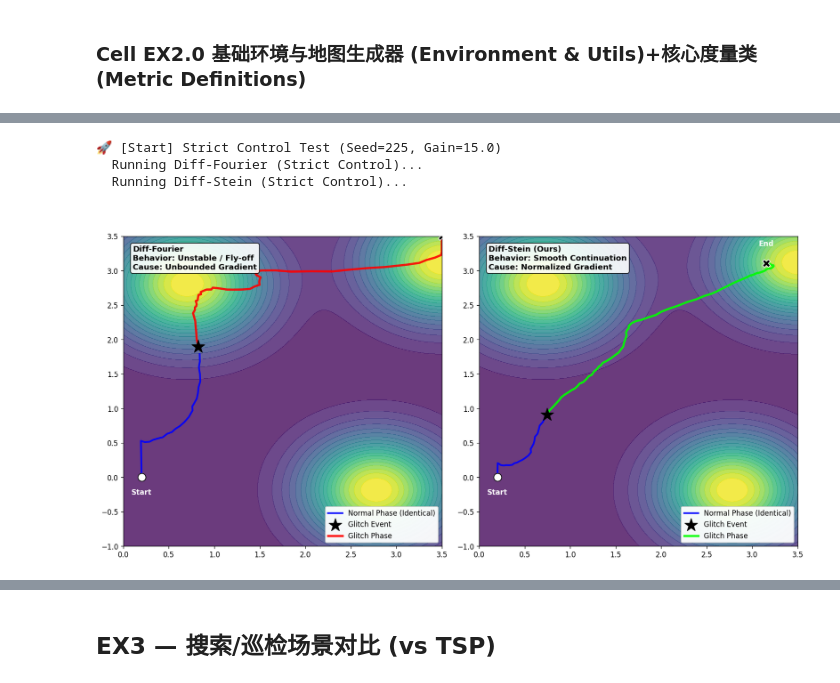
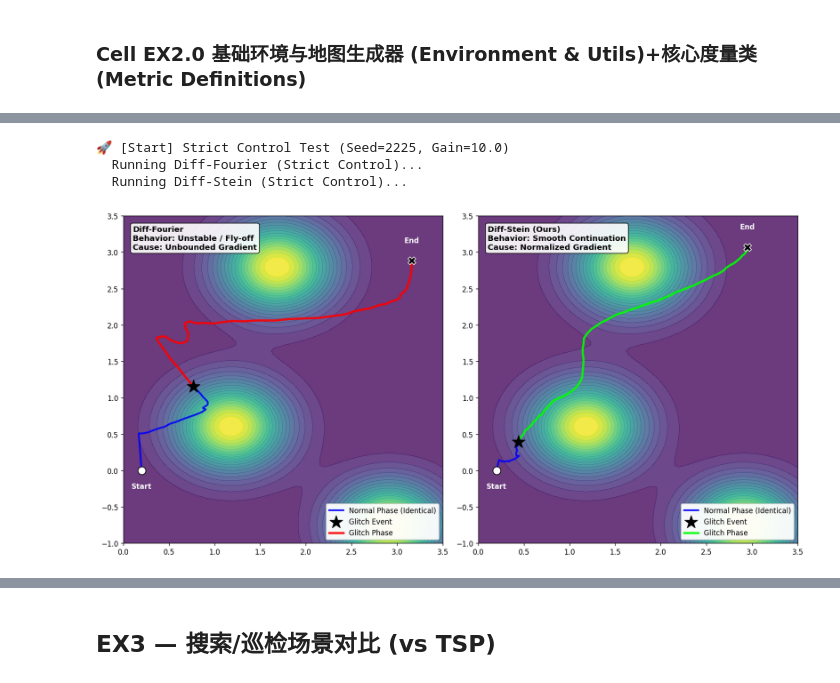
Before and after one commit to Islehecha/Diffusion-Ergodic-wandb, a Jupyter notebook: diffusion_ergodic/diffusion_ergodic energy Transformer.iPynb, the cells around one changed output, grey strips where cells are left out. Drawn from its saved outputs; the diff is of its cells as text; code cells hidden in the pictures.

```diff
--- a/diffusion_ergodic/diffusion_ergodic energy Transformer.iPynb
+++ b/diffusion_ergodic/diffusion_ergodic energy Transformer.iPynb
@@ -6853,15 +4920,15 @@ X_BOUNDS = (0.0, 3.5); Y_BOUNDS = (-1.0, 3.5)
 
 # 参数设置
 NORMAL_GAIN = 1.0
-GLITCH_GAIN = 15.0   # 10倍增益
+GLITCH_GAIN = 10.0   # 10倍增益
 SWITCH_STEP = 25
 
 # Scale 设置
 COMMON_SCALE = 2.0
 SCALE_STEIN_POST = 20.0
-SCALE_FOURIER_POST = 2.0
+SCALE_FOURIER_POST = 3.0
 
-FIXED_SEED = 225
+FIXED_SEED = 2225
 
 print(f"🚀 [Start] Strict Control Test (Seed={FIXED_SEED}, Gain={GLITCH_GAIN})")
 
@@ -6943,32 +5010,32 @@ def plot_strict(ax, traj, switch_idx, title, color_pre, color_post):
                 c=color_post, lw=3.0, alpha=0.9, label='Glitch Phase')
 
     # End 点处理：确保画在最后
     if len(viz_traj) > 0:
         ax.scatter(viz_traj[0,0], viz_traj[0,1], c='white', edgecolors='black', s=120, zorder=11)
         ax.text(viz_traj[0,0], viz_traj[0,1]-0.25, "Start", ha='center', fontweight='bold', color='white')
 
         ax.scatter(viz_traj[-1,0], viz_traj[-1,1], c='black', edgecolors='white', s=120, marker='X', zorder=11)
         ax.text(viz_traj[-1,0], viz_traj[-1,1]+0.25, "End", ha='center', fontweight='bold', color='white')
 
     if "Fourier" in title:
         note = "Behavior: Unstable / Fly-off\nCause: Unbounded Gradient"
     else:
         note = "Behavior: Smooth Continuation\nCause: Normalized Gradient"
 
     ax.text(0.03, 0.97, f"{title}\n{note}", transform=ax.transAxes,
             fontsize=11, fontweight='bold', va='top',
             bbox=dict(boxstyle='round', facecolor='white', alpha=0.9))
 
     ax.set_xlim(X_BOUNDS); ax.set_ylim(Y_BOUNDS)
     ax.legend(loc='lower right', framealpha=0.95, fontsize=10)
 
 plot_strict(axes[0], traj_f, SWITCH_STEP, "Diff-Fourier", 'blue', 'red')
 plot_strict(axes[1], traj_s, SWITCH_STEP, "Diff-Stein (Ours)", 'blue', 'lime')
 
 plt.tight_layout()
 plt.show()
 # %% [output]
-🚀 [Start] Strict Control Test (Seed=225, Gain=15.0)
+🚀 [Start] Strict Control Test (Seed=2225, Gain=10.0)
   Running Diff-Fourier (Strict Control)...
   Running Diff-Stein (Strict Control)...
-[figure, old version]
+[figure, new version]
```
Also changed, not shown: parts of 21 cells of this notebook.
